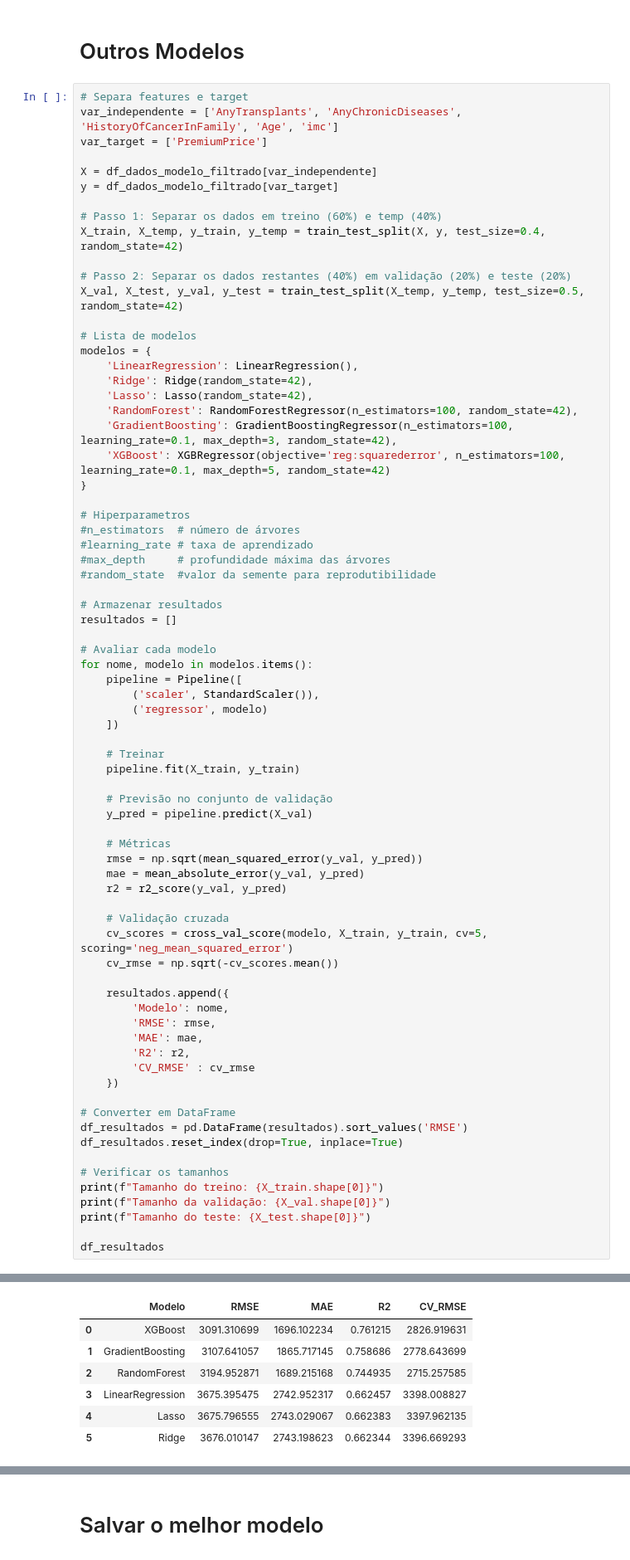
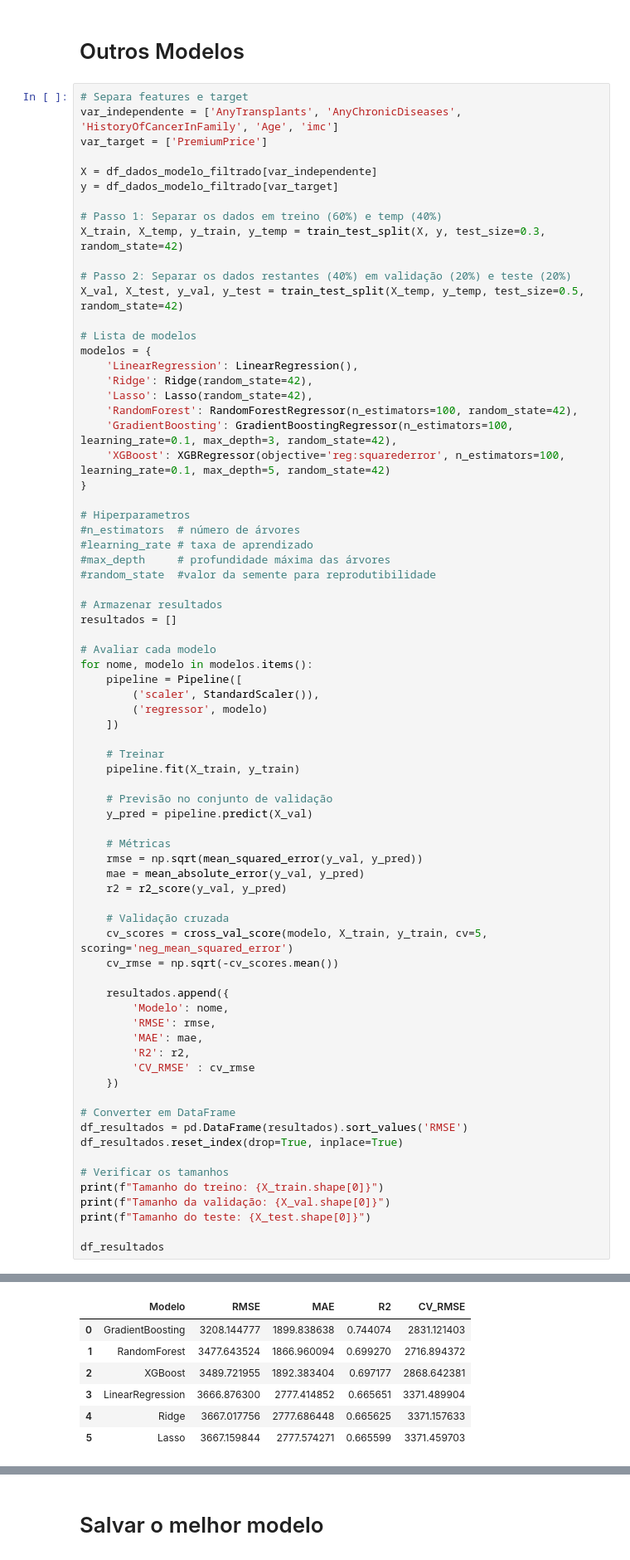
Before and after one commit to robsoncalixto/fiap-tech-challenge-01, a Jupyter notebook: Tech_Challenge_Modelagem.ipynb, the cells around one changed output, grey strips where cells are left out. Shown at 83% size. Cells and saved outputs as stored; diff of their text form.

```diff
--- a/Tech_Challenge_Modelagem.ipynb
+++ b/Tech_Challenge_Modelagem.ipynb
@@ -349,7 +350,7 @@ X = df_dados_modelo_filtrado[var_independente]
 y = df_dados_modelo_filtrado[var_target]
 
 # Passo 1: Separar os dados em treino (60%) e temp (40%)
-X_train, X_temp, y_train, y_temp = train_test_split(X, y, test_size=0.4, random_state=42)
+X_train, X_temp, y_train, y_temp = train_test_split(X, y, test_size=0.3, random_state=42)
 
 # Passo 2: Separar os dados restantes (40%) em validação (20%) e teste (20%)
 X_val, X_test, y_val, y_test = train_test_split(X_temp, y_temp, test_size=0.5, random_state=42)
@@ -434,10 +421,10 @@ Tamanho do teste: 189
 |  | Modelo | RMSE | MAE | R2 | CV_RMSE |
-| 0 | XGBoost | 3091.310699 | 1696.102234 | 0.761215 | 2826.919631 |
-| 1 | GradientBoosting | 3107.641057 | 1865.717145 | 0.758686 | 2778.643699 |
-| 2 | RandomForest | 3194.952871 | 1689.215168 | 0.744935 | 2715.257585 |
-| 3 | LinearRegression | 3675.395475 | 2742.952317 | 0.662457 | 3398.008827 |
-| 4 | Lasso | 3675.796555 | 2743.029067 | 0.662383 | 3397.962135 |
-| 5 | Ridge | 3676.010147 | 2743.198623 | 0.662344 | 3396.669293 |
+| 0 | GradientBoosting | 3208.144777 | 1899.838638 | 0.744074 | 2831.121403 |
+| 1 | RandomForest | 3477.643524 | 1866.960094 | 0.699270 | 2716.894372 |
+| 2 | XGBoost | 3489.721955 | 1892.383404 | 0.697177 | 2868.642381 |
+| 3 | LinearRegression | 3666.876300 | 2777.414852 | 0.665651 | 3371.489904 |
+| 4 | Ridge | 3667.017756 | 2777.686448 | 0.665625 | 3371.157633 |
+| 5 | Lasso | 3667.159844 | 2777.574271 | 0.665599 | 3371.459703 |
 # %%
 # Separar features e target
 var_independente = ['AnyTransplants', 'AnyChronicDiseases', 'HistoryOfCancerInFamily', 'Age', 'imc']
```
Also changed, not shown: parts of 14 cells of this notebook, 1 other file.
